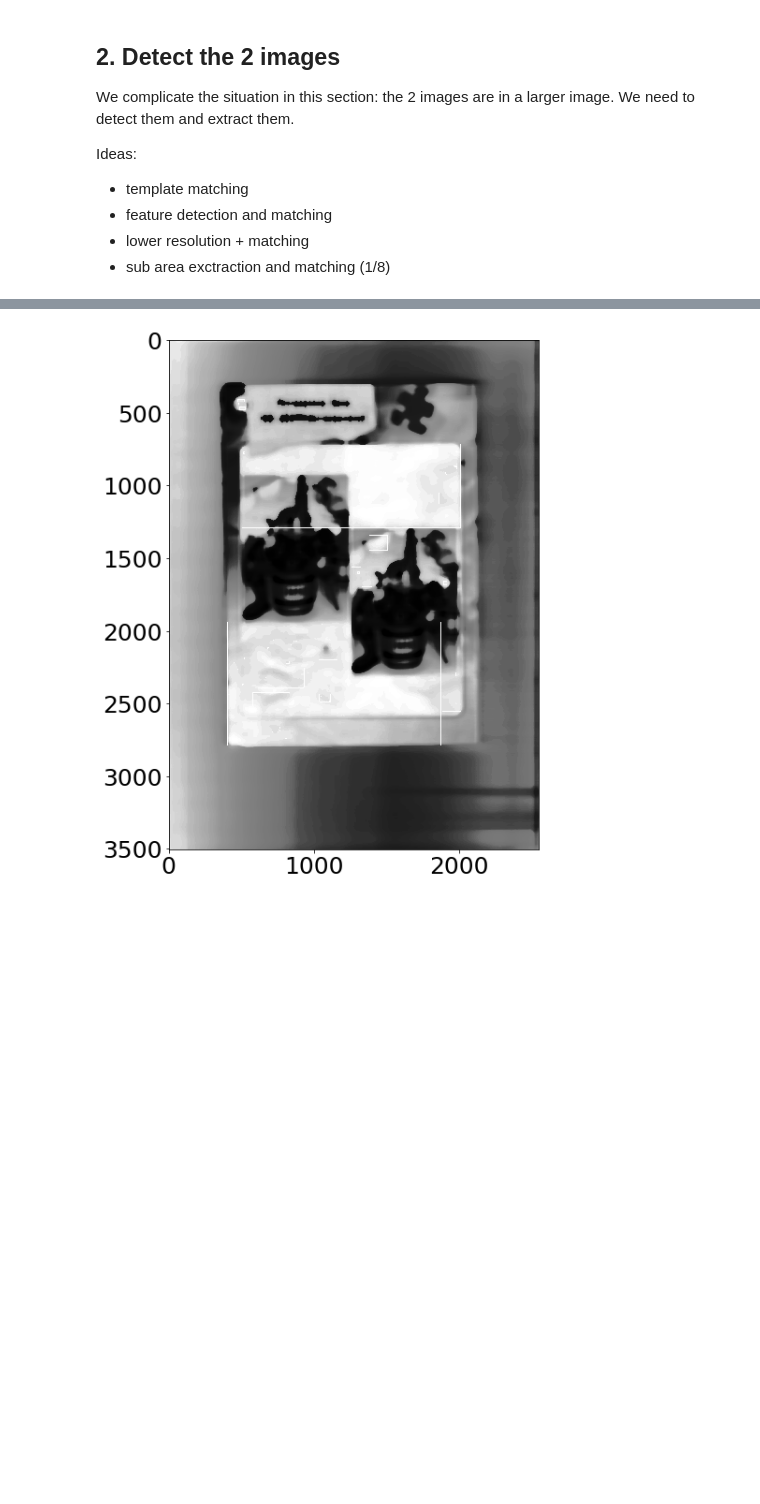
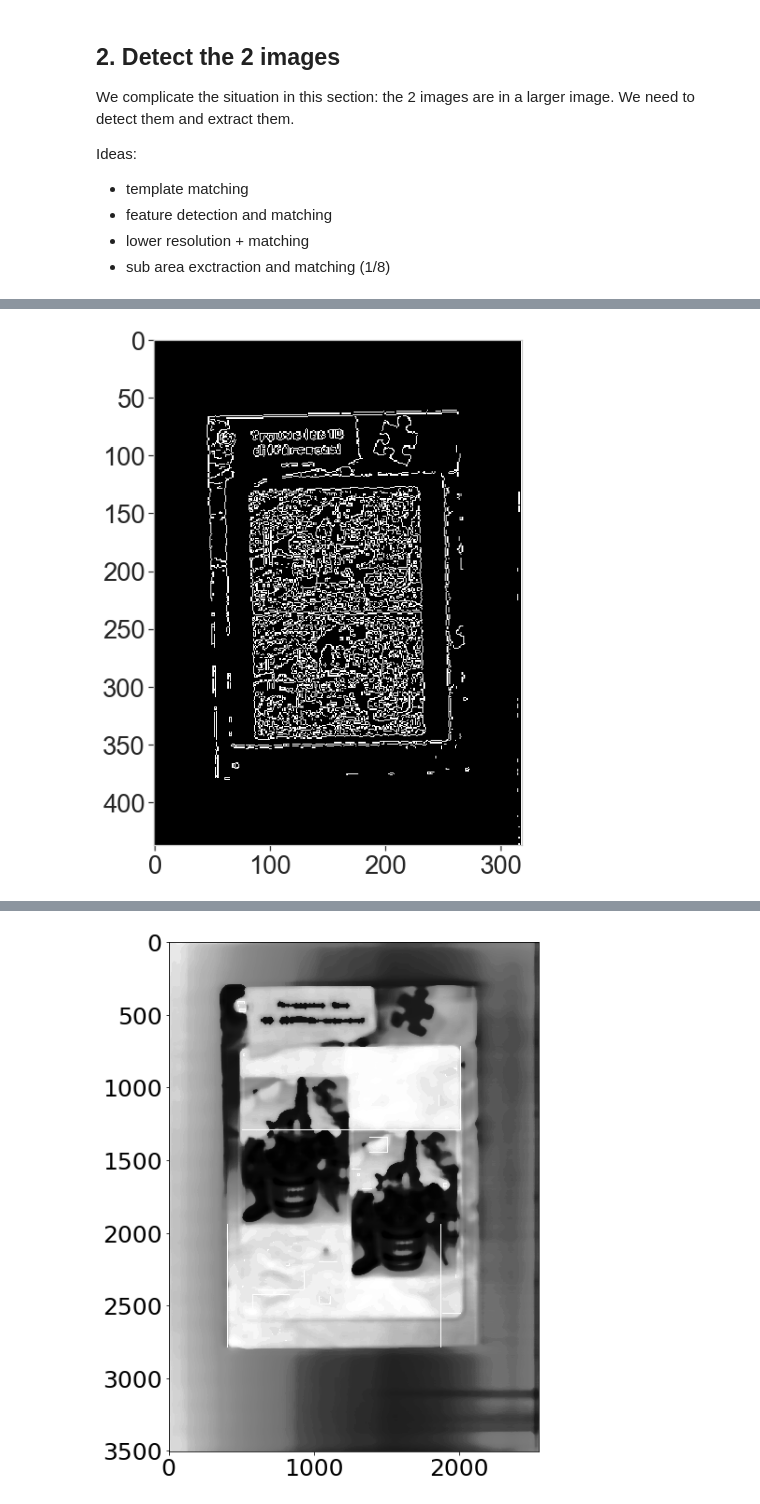
Before and after one commit to jcoupon/diff_spotter, a Jupyter notebook: Image_registration.ipynb, the cells around one changed output, grey strips where cells are left out. Drawn from its saved outputs; the diff is of its cells as text; code cells hidden in the pictures; blank space fills up the shorter version.

```diff
--- a/Image_registration.ipynb
+++ b/Image_registration.ipynb
@@ -79,0 +127,17 @@ Ideas:
+# %%
+
+img_src = img_small
+
+# Calculate the median pixel value
+med_val = np.median(img_src)
+# Lower bound is either 0 or 70% of the median value, whicever is higher
+lower = int(max(0, 0.7* med_val))
+# Upper bound is either 255 or 30% above the median value, whichever is lower
+upper = int(min(255,1.3 * med_val))
+
+edges = cv2.Canny(img_src, threshold1=lower , threshold2=upper)
+#edges = cv2.Canny(image=img_small, threshold1=0, threshold2=120)
+
+ds.display_img(edges)
+# %% [output]
+[figure, added]
```
Also changed, not shown: parts of 15 cells of this notebook, 1 other file.
